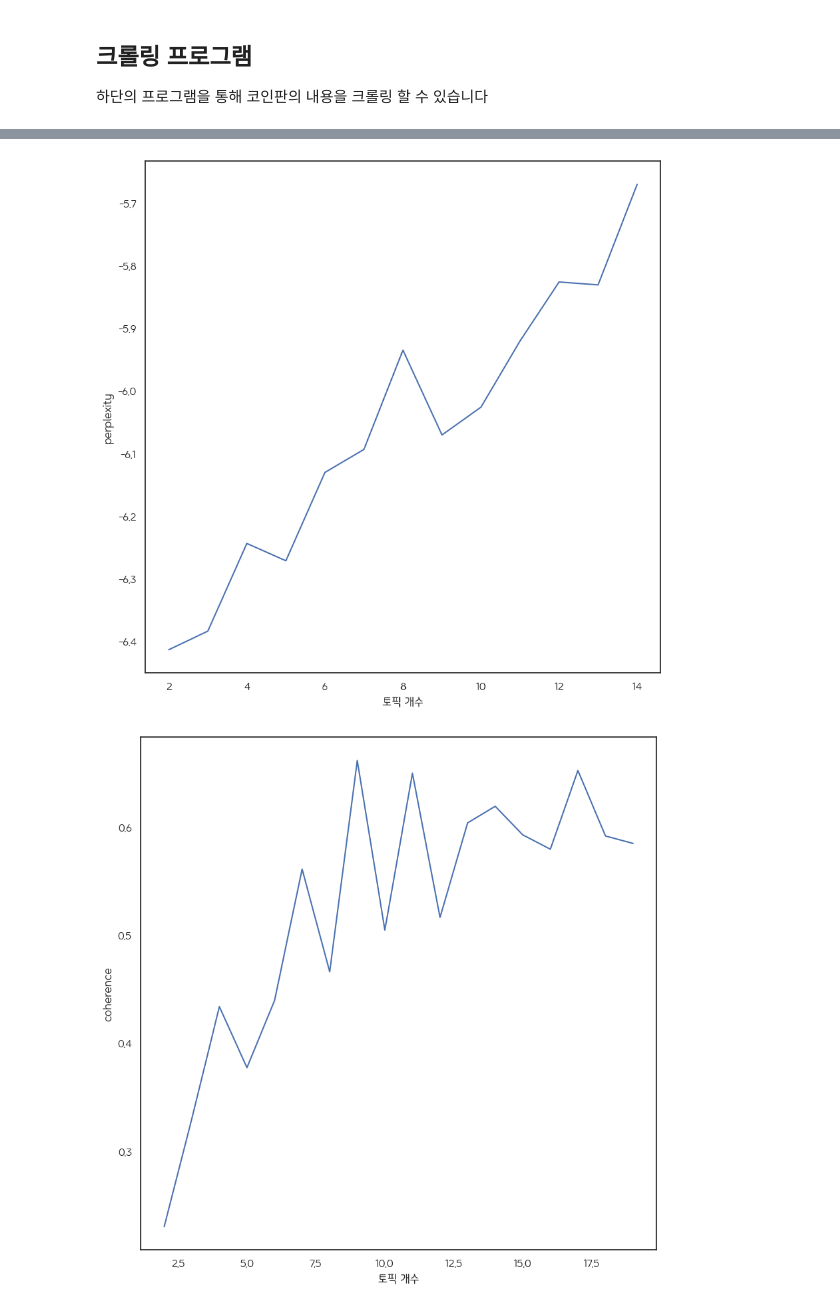
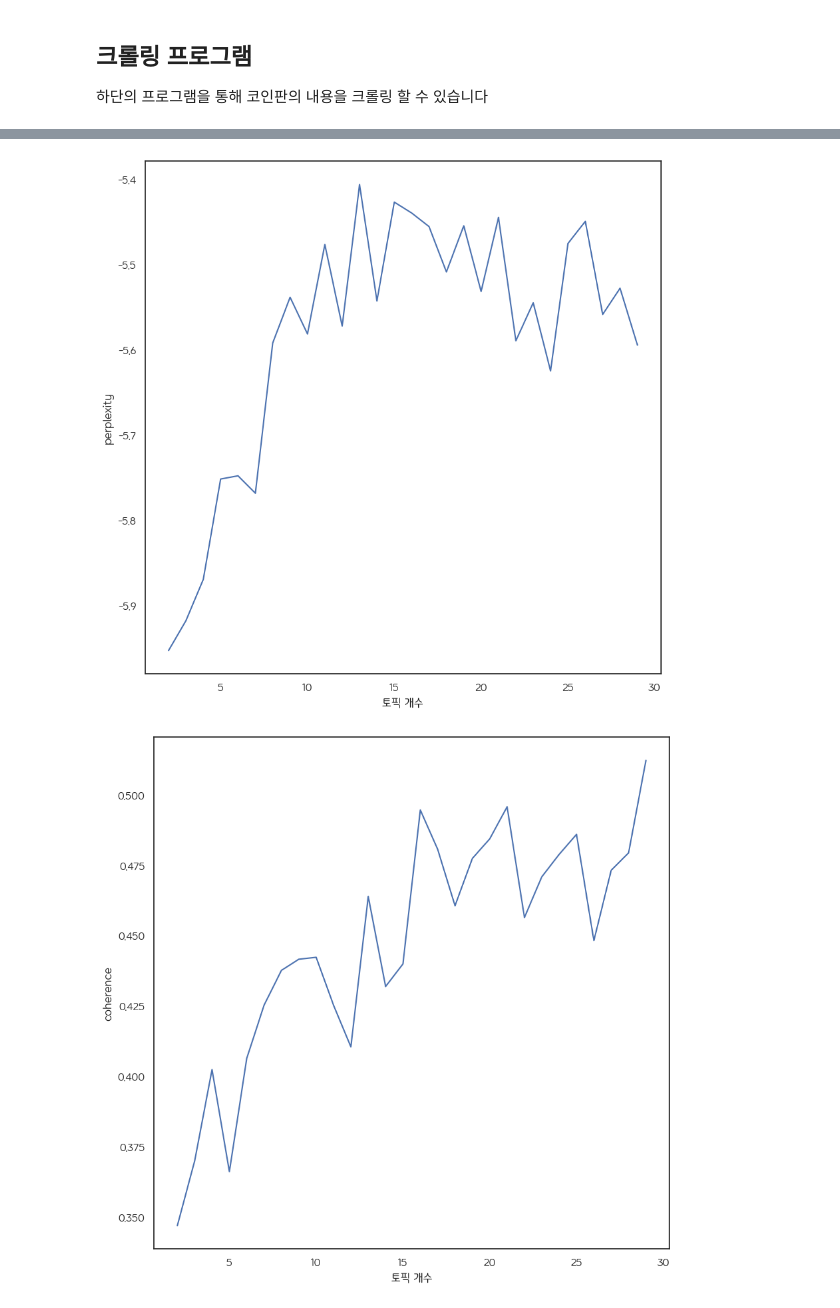
Before and after one commit to sorrychoe/coinpan-crawler, a Jupyter notebook: coinpan_crawler.ipynb, the cells around one changed output, grey strips where cells are left out. Drawn from its saved outputs; the diff is of its cells as text; code cells hidden in the pictures.

```diff
--- a/coinpan_crawler.ipynb
+++ b/coinpan_crawler.ipynb
@@ -132,3 +136,8 @@ for lis in word_lis:
         lis.remove('이미지')
     while '첨부' in lis:
         lis.remove('첨부')
+# %%
+wlis = []
+for i in word_lis:
+    i = i[14:]
+    wlis.append(i)
@@ -135,37 +152,37 @@ for lis in word_lis:
 # %%
 from gensim import corpora
-coin_dict = corpora.Dictionary(word_lis)
-corpus = [coin_dict.doc2bow(text) for text in word_lis]
+coin_dict = corpora.Dictionary(wlis)
+corpus = [coin_dict.doc2bow(text) for text in wlis]
 # %%
 import gensim
 
 perplexity = []
-for i in range(2,15):
+for i in range(2,30):
     ldamodel = gensim.models.ldamodel.LdaModel(corpus, num_topics = i, id2word=coin_dict)
     perplexity.append(ldamodel.log_perplexity(corpus))
 # %%
-x = range(2,15)
+x = range(2,30)
 plt.plot(x,perplexity)
 plt.xlabel("토픽 개수")
 plt.ylabel("perplexity")
 plt.show()
 # %% [output]
-[figure, old version]
+[figure, new version]
 # %%
 from gensim.models import CoherenceModel
 
 coherence = []
-for i in range(2,20):
+for i in range(2,30):
     ldamodel = gensim.models.ldamodel.LdaModel(corpus, num_topics = i, id2word=coin_dict)
     coherence_mo_lda = CoherenceModel(model = ldamodel, texts = word_lis, dictionary = coin_dict, topn=10)
     coherence_lda = coherence_mo_lda.get_coherence()
     coherence.append(coherence_lda)
 # %%
-x = range(2,20)
+x = range(2,30)
 plt.plot(x,coherence)
 plt.xlabel("토픽 개수")
 plt.ylabel("coherence")
 plt.show()
 # %% [output]
-[figure, old version]
+[figure, new version]
 # %%
```
Also changed, not shown: parts of 10 cells of this notebook, 1 other file.
